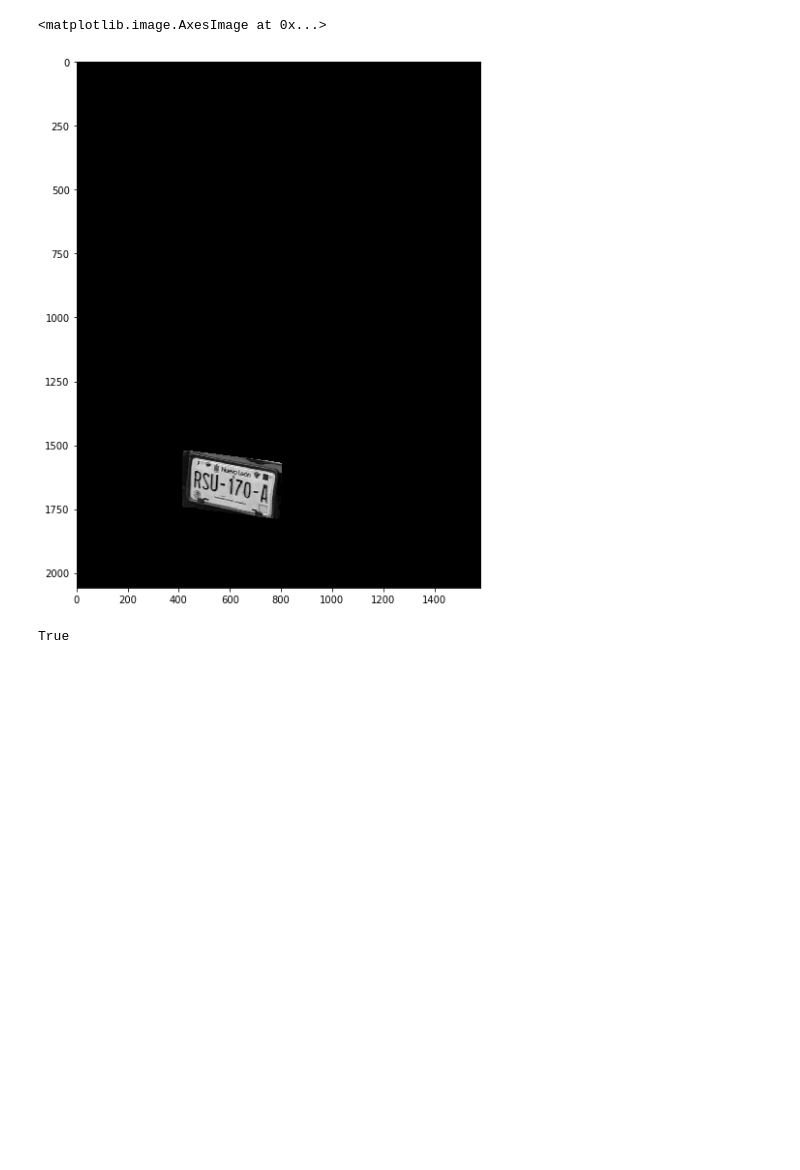
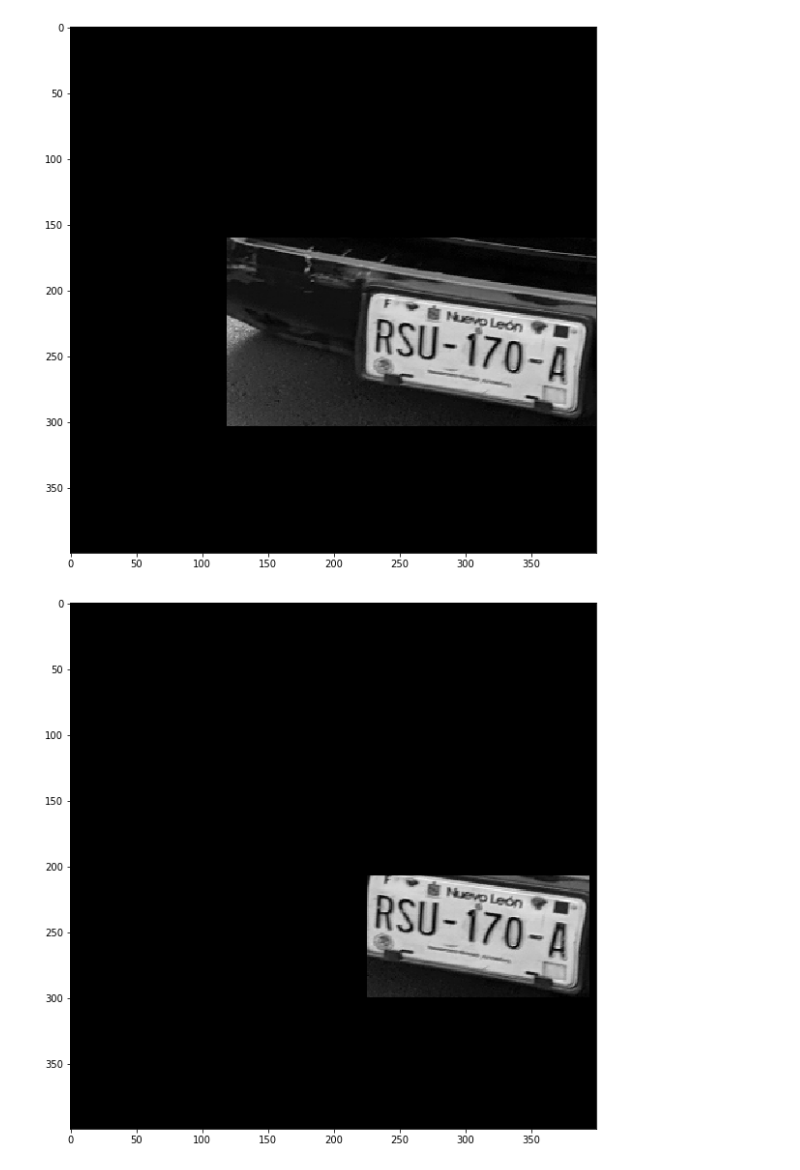
Before and after one commit to LewisErick/AccentureChallengeCV, a Jupyter notebook: roi/Plates ROI.ipynb, the cells around one changed output. Saved outputs shown, nothing was run; the diff lists cells and outputs as text; code cells hidden in the pictures; blank space fills up the shorter version.

```diff
--- a/roi/Plates ROI.ipynb
+++ b/roi/Plates ROI.ipynb
@@ -49,37 +85,45 @@ ax.imshow(edged, cmap='gray')
 # %%
-_, contours, _ = cv2.findContours(edged.copy(), cv2.RETR_TREE, cv2.CHAIN_APPROX_SIMPLE)
+_, contours, _ = cv2.findContours(edged.copy(), cv2.RETR_TREE, cv2.CHAIN_APPROX_NONE)
 
 biggest_area = 0
 best_candidate = None
+
+best_candidate = None
+best_ratio = 0
 
 candidates = []
 
 i = 0
 for c in contours:
-    perimeter = cv2.arcLength(c, True)
-    approx = cv2.approxPolyDP(c, 0.018 * perimeter, True)
+    c = cv2.convexHull(c, False)
+    epsilon = 0.018*cv2.arcLength(c, True)
+    approx = cv2.approxPolyDP(c, epsilon, True)
     if len(approx) == 4:
-        area = cv2.contourArea(approx)
-        perimeter = cv2.contourArea(approx)
-        if len(approx) == 4:
-            rect = cv2.minAreaRect(approx)
-            box = cv2.boxPoints(rect)
-            box = np.int0(box)
-            candidates.append(box)
-            i = i + 1
+        rect = cv2.minAreaRect(approx)
+        box = cv2.boxPoints(rect)
+        box = np.int0(approx)
+        candidates.append((cv2.contourArea(approx), box))
+        i = i + 1
+
+candidates.sort(reverse=True)
+candidates = [c[1] for c in candidates[:2]]
 # %%
 import numpy as np
 
-contour_mask = np.zeros(gray.shape,np.uint8)
-cv2.drawContours(contour_mask, candidates, -1, (255, 255, 255), -1)
 
-img1_bg = cv2.bitwise_and(gray_orig,gray,mask = contour_mask)
+for c in candidates:
+    contour_mask = np.zeros(gray.shape,np.uint8)
+    x, y, w, h = cv2.boundingRect(c)
+    cv2.rectangle(contour_mask, (x, y), (x+w, y+h), (255, 255, 255), -1);
+    #cv2.drawContours(contour_mask, [c], -1, (255, 255, 255), -1)
 
-fig, ax = plt.subplots(figsize=(20, 10))
-ax.imshow(img1_bg, cmap="gray")
+    img1_bg = cv2.bitwise_and(gray_orig,gray_orig,mask = contour_mask)
+
+    fig, ax = plt.subplots(figsize=(20, 10))
+    ax.imshow(img1_bg, cmap="gray")
 # %% [output]
-<matplotlib.image.AxesImage at 0x...>
-[figure, old version]
+[figure, new version]
+[figure, added]
 # %%
 (x, y) = np.where(contour_mask == 255)
 (topx, topy) = (np.min(x), np.min(y))
@@ -90,7 +134,5 @@ cropped_img = image[topx:bottomx+1, topy:bottomy+1]
 cropped_img_gray = cv2.resize(cropped_img_gray, (500, 300))
 cropped_img = cv2.resize(cropped_img, (500, 300))
 # %%
-cv2.imwrite("cropped_img.png", cropped_img)
-cv2.imwrite("cropped_img_gray.png", cropped_img_gray)
+#cv2.imwrite("cropped_img.png", cropped_img)
+#cv2.imwrite("cropped_img_gray.png", cropped_img_gray)
-# %% [output]
-True
```
Also changed, not shown: parts of 4 cells of this notebook, 1 other file.
